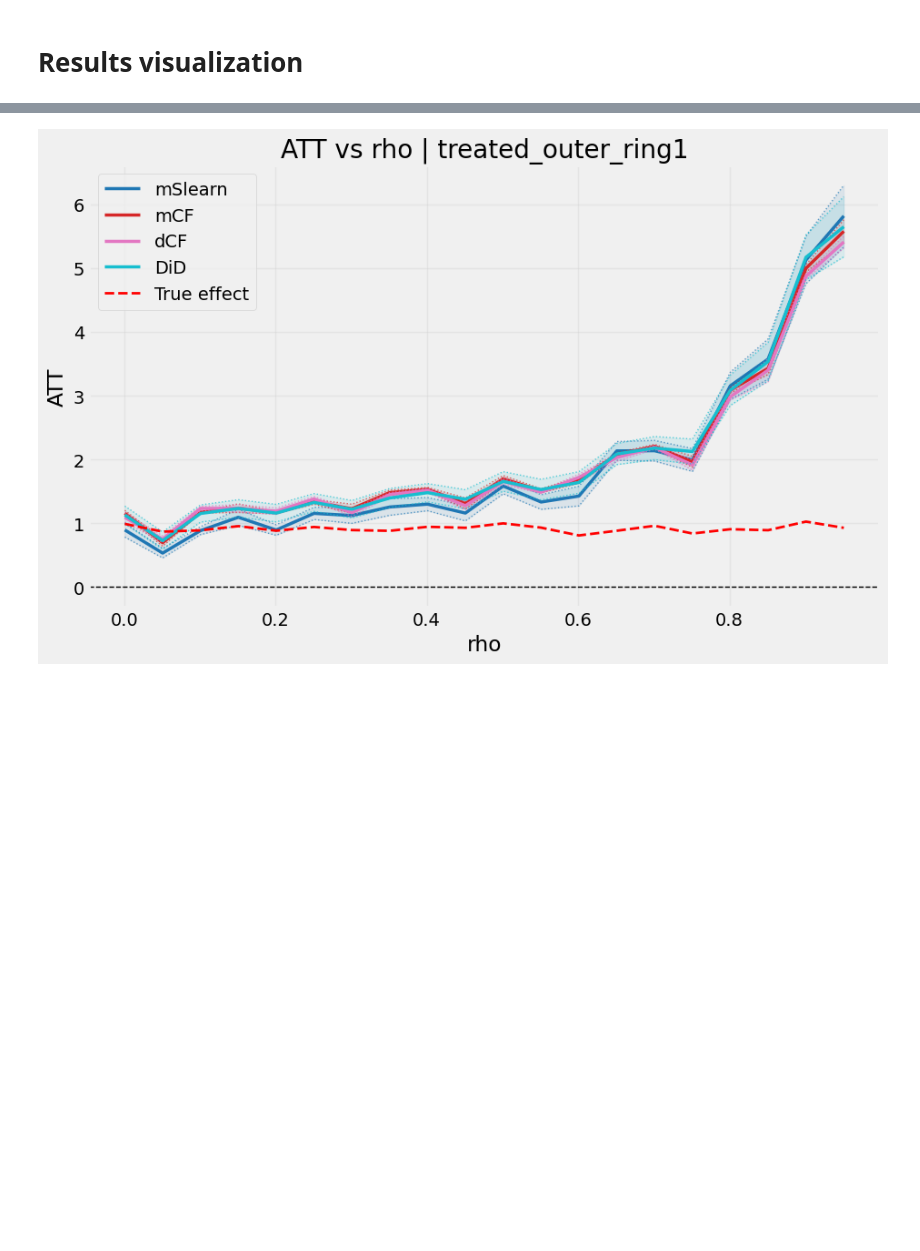
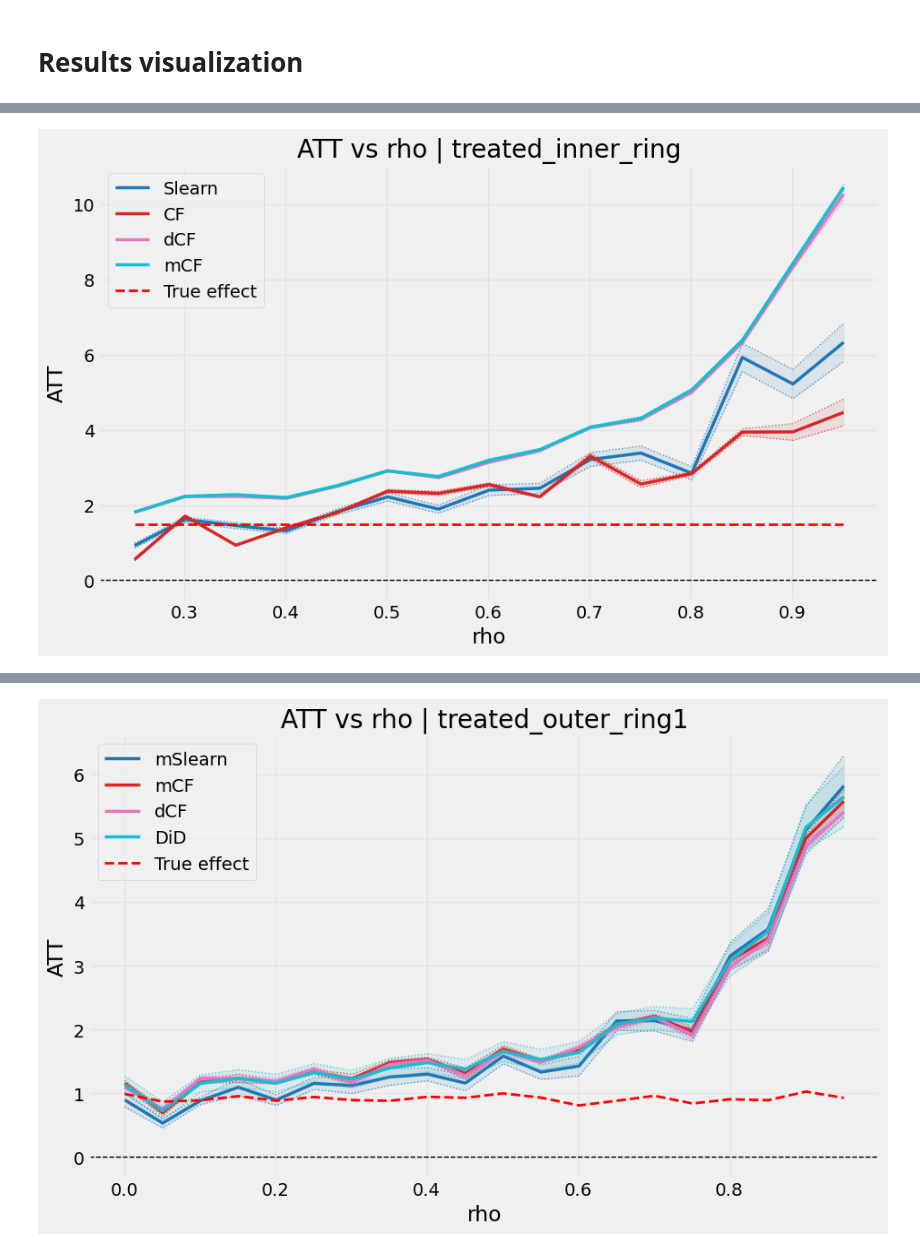
Before and after one commit to Andrew10MAIN/causal_ML_with_spilovers_of_treatment, a Jupyter notebook: 04_testing_models_on_simulated_data/testing_models_on_simulated_data_multiple_df.ipynb, the cells around one changed output, grey strips where cells are left out. Cells and saved outputs as stored; diff of their text form; code cells hidden in the pictures; blank space fills up the shorter version.

```diff
--- a/04_testing_models_on_simulated_data/testing_models_on_simulated_data_multiple_df.ipynb
+++ b/04_testing_models_on_simulated_data/testing_models_on_simulated_data_multiple_df.ipynb
@@ -299,0 +336,4 @@ df_results
+# %%
+df_results2 = pd.read_excel(repo_path_r_string + r'\04_testing_models_on_simulated_data\only_inner_ring_model.xlsx')
+df_results3 = df_results2[['rho','ring','att_Slearn','se_Slearn','att_CF','se_CF']].merge(df_results, on = ['rho','ring'], how = 'left').copy()
+df_results3
@@ -300,2 +357,18 @@ df_results
+# %%
+models = {
+    "Slearn": ("att_Slearn", "se_Slearn"),
+    "CF": ("att_CF", "se_CF"),
+    'dCF' : ('att_dCF', 'se_dCF'),
+    "mCF": ("att_mCF", "se_mCF"),
+}
+
+plot_att_by_param(
+    df_results3,
+    param_col="rho",
+    ring_value="treated_inner_ring",
+    models_dict=models
+)
+# %% [output]
+[figure, added]
 # %%
 models = {
```
Also changed, not shown: parts of 5 cells of this notebook, 5 other files.
